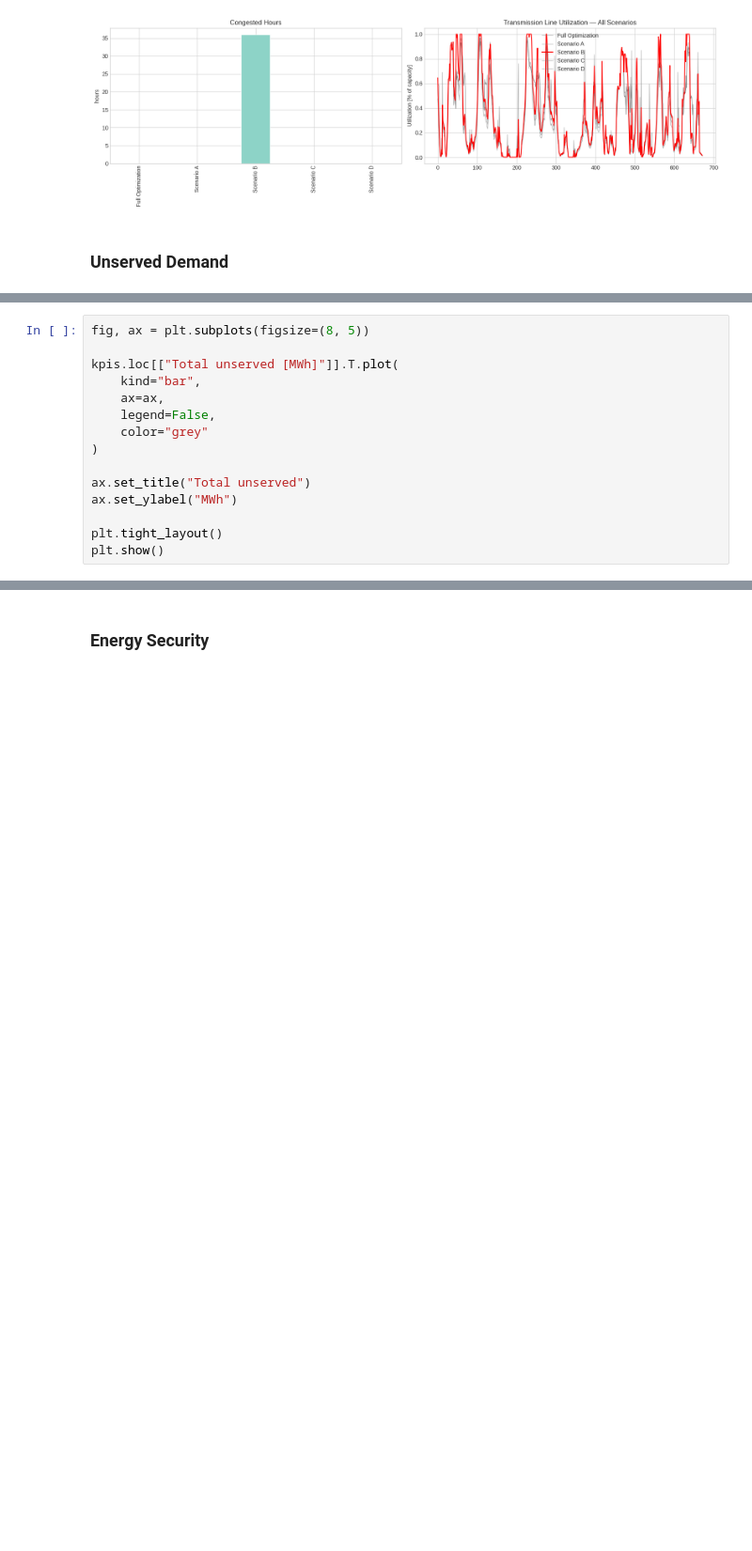
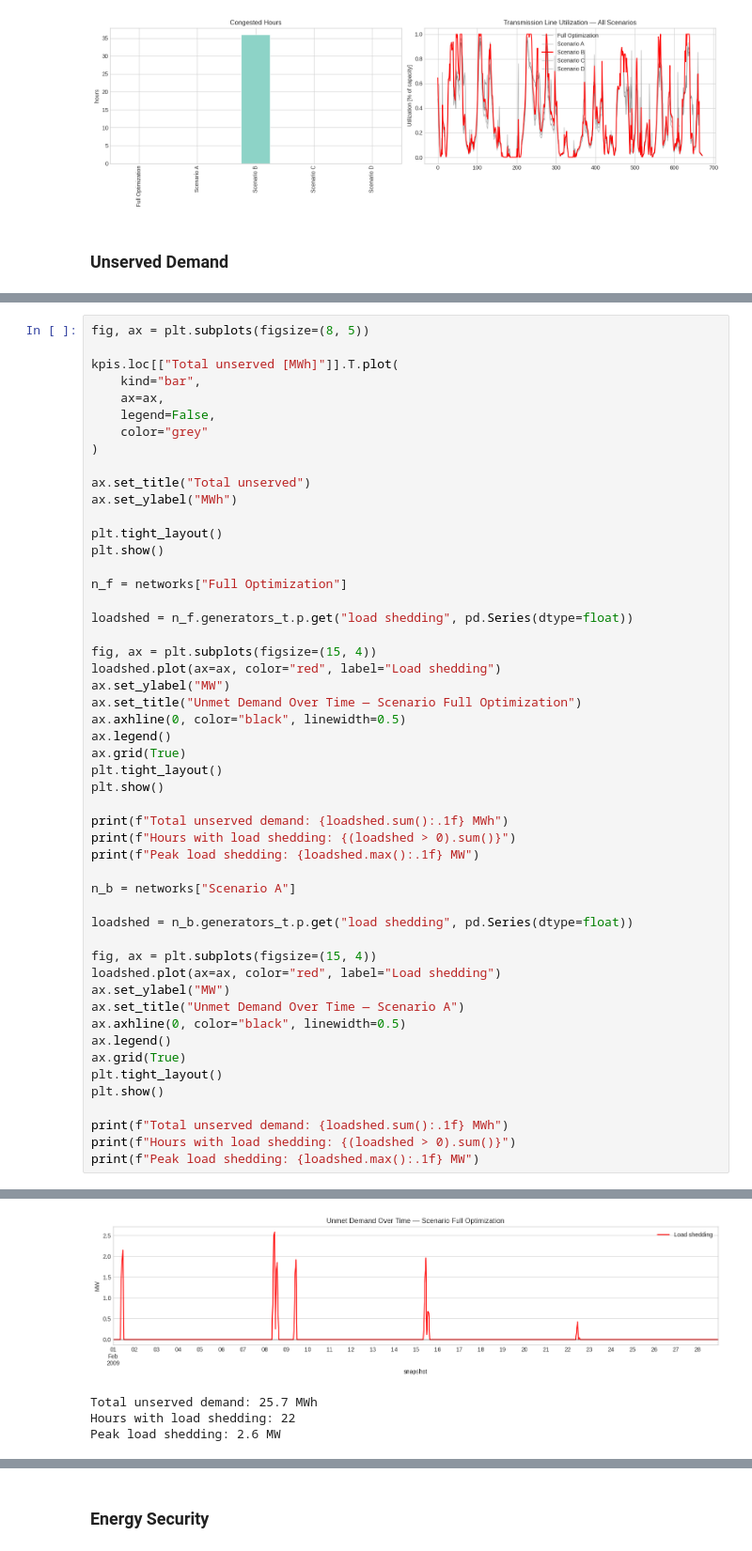
Before and after one commit to karivero/esi_final_repo, a Jupyter notebook: final_esi/ESI_Assignment/combined_submission.ipynb, the cells around one changed output, grey strips where cells are left out. Shown at 94% size. Saved outputs shown, nothing was run; the diff lists cells and outputs as text; blank space fills up the shorter version.

```diff
--- a/final_esi/ESI_Assignment/combined_submission.ipynb
+++ b/final_esi/ESI_Assignment/combined_submission.ipynb
@@ -1204,17 +1208,57 @@ plt.show()
 # %%
 fig, ax = plt.subplots(figsize=(8, 5))
 
 kpis.loc[["Total unserved [MWh]"]].T.plot(
     kind="bar",
     ax=ax,
     legend=False,
     color="grey"
 )
 
 ax.set_title("Total unserved")
 ax.set_ylabel("MWh")
 
 plt.tight_layout()
 plt.show()
+
+n_f = networks["Full Optimization"]
+
+loadshed = n_f.generators_t.p.get("load shedding", pd.Series(dtype=float))
+
+fig, ax = plt.subplots(figsize=(15, 4))
+loadshed.plot(ax=ax, color="red", label="Load shedding")
+ax.set_ylabel("MW")
+ax.set_title("Unmet Demand Over Time — Scenario Full Optimization")
+ax.axhline(0, color="black", linewidth=0.5)
+ax.legend()
+ax.grid(True)
+plt.tight_layout()
+plt.show()
+
+print(f"Total unserved demand: {loadshed.sum():.1f} MWh")
+print(f"Hours with load shedding: {(loadshed > 0).sum()}")
+print(f"Peak load shedding: {loadshed.max():.1f} MW")
+
+n_b = networks["Scenario A"]
+
+loadshed = n_b.generators_t.p.get("load shedding", pd.Series(dtype=float))
+
+fig, ax = plt.subplots(figsize=(15, 4))
+loadshed.plot(ax=ax, color="red", label="Load shedding")
+ax.set_ylabel("MW")
+ax.set_title("Unmet Demand Over Time — Scenario A")
+ax.axhline(0, color="black", linewidth=0.5)
+ax.legend()
+ax.grid(True)
+plt.tight_layout()
+plt.show()
+
+print(f"Total unserved demand: {loadshed.sum():.1f} MWh")
+print(f"Hours with load shedding: {(loadshed > 0).sum()}")
+print(f"Peak load shedding: {loadshed.max():.1f} MW")
 # %% [output]
 [figure]
+[figure, added]
+Total unserved demand: 25.7 MWh
+Hours with load shedding: 22
+Peak load shedding: 2.6 MW
```
Also changed, not shown: parts of 8 cells of this notebook.
